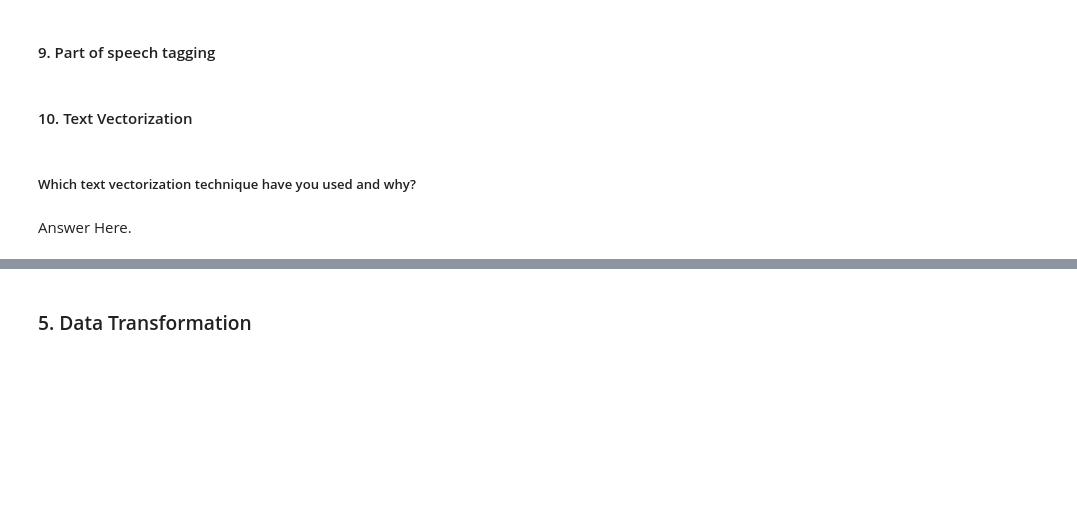
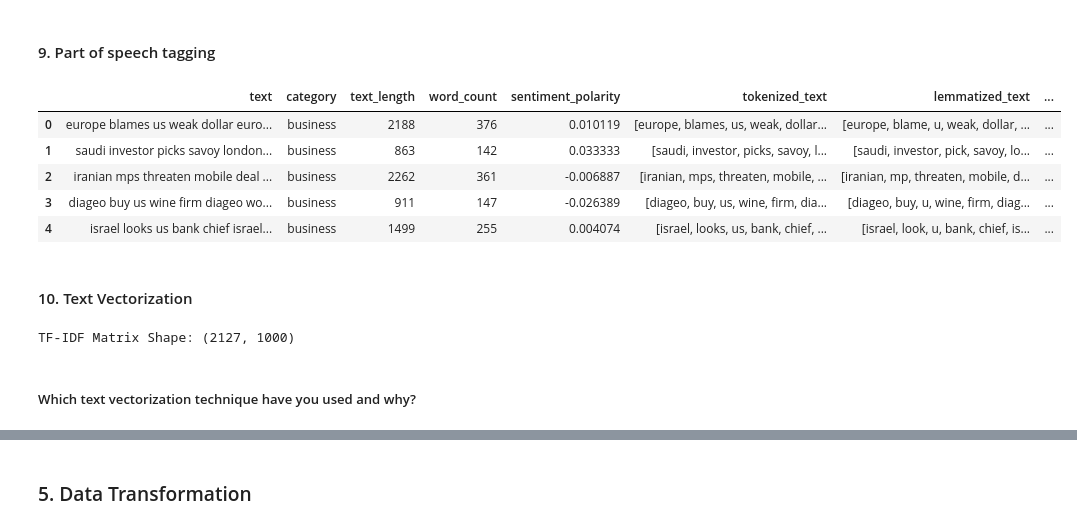
Before and after one commit to hitcaff/Topic_Modeling_on_news_articles, a Jupyter notebook: Topic_Modeling_on_News_Articles(Unsupervised)_.ipynb, the cells around one changed output, grey strips where cells are left out. Cells and saved outputs as stored; diff of their text form; code cells hidden in the pictures; blank space fills up the shorter version.

```diff
--- a/Topic_Modeling_on_News_Articles(Unsupervised)_.ipynb
+++ b/Topic_Modeling_on_News_Articles(Unsupervised)_.ipynb
@@ -1073,2 +1101,20 @@ Answer Here.
+# %%
+# POS Taging
+
+# Function to perform POS tagging
+def pos_tagging(tokens):
+    return nltk.pos_tag(tokens)
+
+# Apply POS tagging to the lemmatized text
+bbc_df['pos_tagged_text'] = bbc_df['lemmatized_text'].apply(pos_tagging)
+
+display(bbc_df.head())
+# %% [output]
+|  | text | category | text_length | word_count | sentiment_polarity | tokenized_text | lemmatized_text | ... |
+| 0 | europe blames us weak dollar euro... | business | 2188 | 376 | 0.010119 | [europe, blames, us, weak, dollar... | [europe, blame, u, weak, dollar, ... | ... |
+| 1 | saudi investor picks savoy london... | business | 863 | 142 | 0.033333 | [saudi, investor, picks, savoy, l... | [saudi, investor, pick, savoy, lo... | ... |
+| 2 | iranian mps threaten mobile deal ... | business | 2262 | 361 | -0.006887 | [iranian, mps, threaten, mobile, ... | [iranian, mp, threaten, mobile, d... | ... |
+| 3 | diageo buy us wine firm diageo wo... | business | 911 | 147 | -0.026389 | [diageo, buy, us, wine, firm, dia... | [diageo, buy, u, wine, firm, diag... | ... |
+| 4 | israel looks us bank chief israel... | business | 1499 | 255 | 0.004074 | [israel, looks, us, bank, chief, ... | [israel, look, u, bank, chief, is... | ... |
 # %% [markdown]
 #### 10. Text Vectorization
@@ -1077,4 +1121,17 @@ Answer Here.
+# %%
+# Vectorizing Text
+from sklearn.feature_extraction.text import TfidfVectorizer
+
+# Initialize TF-IDF Vectorizer
+tfidf_vectorizer = TfidfVectorizer(max_features=1000,
+                                   min_df=5,      # Ignore terms that appear in less than 5 documents
+                                   max_df=0.95)   # Ignore terms that appear in more than 95% of the documents
+
+# Fit and transform the lemmatized text
+tfidf_matrix = tfidf_vectorizer.fit_transform(bbc_df['lemmatized_text_str'])
+
+print("TF-IDF Matrix Shape:", tfidf_matrix.shape)
+# %% [output]
+TF-IDF Matrix Shape: (2127, 1000)
 # %% [markdown]
 ##### Which text vectorization technique have you used and why?
-# %% [markdown]
-Answer Here.
```
Also changed, not shown: parts of 21 cells of this notebook.
